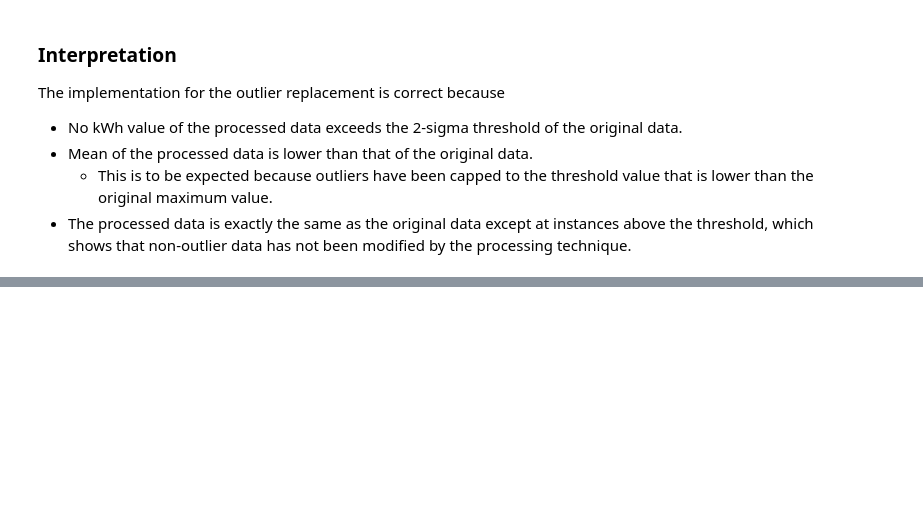
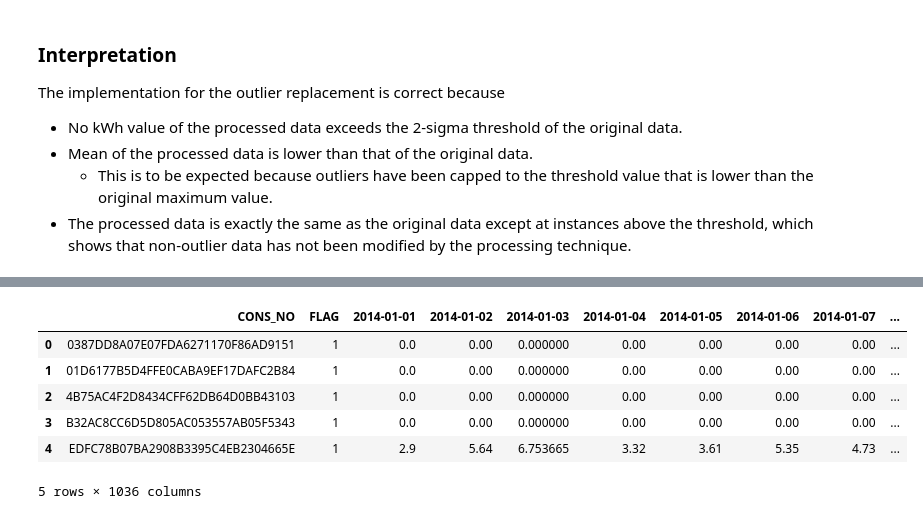
Before and after one commit to SMS-NED16/FYP-DL, a Jupyter notebook: fyp-assignments/03_Data_Preprocessing/Preprocessing_Tests.ipynb, the cells around one changed output, grey strips where cells are left out. Drawn from its saved outputs; the diff is of its cells as text; code cells hidden in the pictures; blank space fills up the shorter version.

```diff
--- a/fyp-assignments/03_Data_Preprocessing/Preprocessing_Tests.ipynb
+++ b/fyp-assignments/03_Data_Preprocessing/Preprocessing_Tests.ipynb
@@ -995,0 +1018,4 @@ The implementation for the outlier replacement is correct because
+# %%
+# Add the CONS_NO and FLAG to this dataframe
+kWhs_zheng.insert(0, 'CONS_NO', df[['CONS_NO']])
+kWhs_zheng.head()
@@ -995,0 +1030,12 @@ The implementation for the outlier replacement is correct because
+# %%
+# Now add the flag
+kWhs_zheng.insert(1, 'FLAG', df[['FLAG']])
+kWhs_zheng.head()
+# %% [output]
+|  | CONS_NO | FLAG | 2014-01-01 | 2014-01-02 | 2014-01-03 | 2014-01-04 | 2014-01-05 | 2014-01-06 | 2014-01-07 | ... |
+| 0 | 0387DD8A07E07FDA6271170F86AD9151 | 1 | 0.0 | 0.00 | 0.000000 | 0.00 | 0.00 | 0.00 | 0.00 | ... |
+| 1 | 01D6177B5D4FFE0CABA9EF17DAFC2B84 | 1 | 0.0 | 0.00 | 0.000000 | 0.00 | 0.00 | 0.00 | 0.00 | ... |
+| 2 | 4B75AC4F2D8434CFF62DB64D0BB43103 | 1 | 0.0 | 0.00 | 0.000000 | 0.00 | 0.00 | 0.00 | 0.00 | ... |
+| 3 | B32AC8CC6D5D805AC053557AB05F5343 | 1 | 0.0 | 0.00 | 0.000000 | 0.00 | 0.00 | 0.00 | 0.00 | ... |
+| 4 | EDFC78B07BA2908B3395C4EB2304665E | 1 | 2.9 | 5.64 | 6.753665 | 3.32 | 3.61 | 5.35 | 4.73 | ... |
+5 rows × 1036 columns
```
Also changed, not shown: parts of 18 cells of this notebook, 1 other file.
